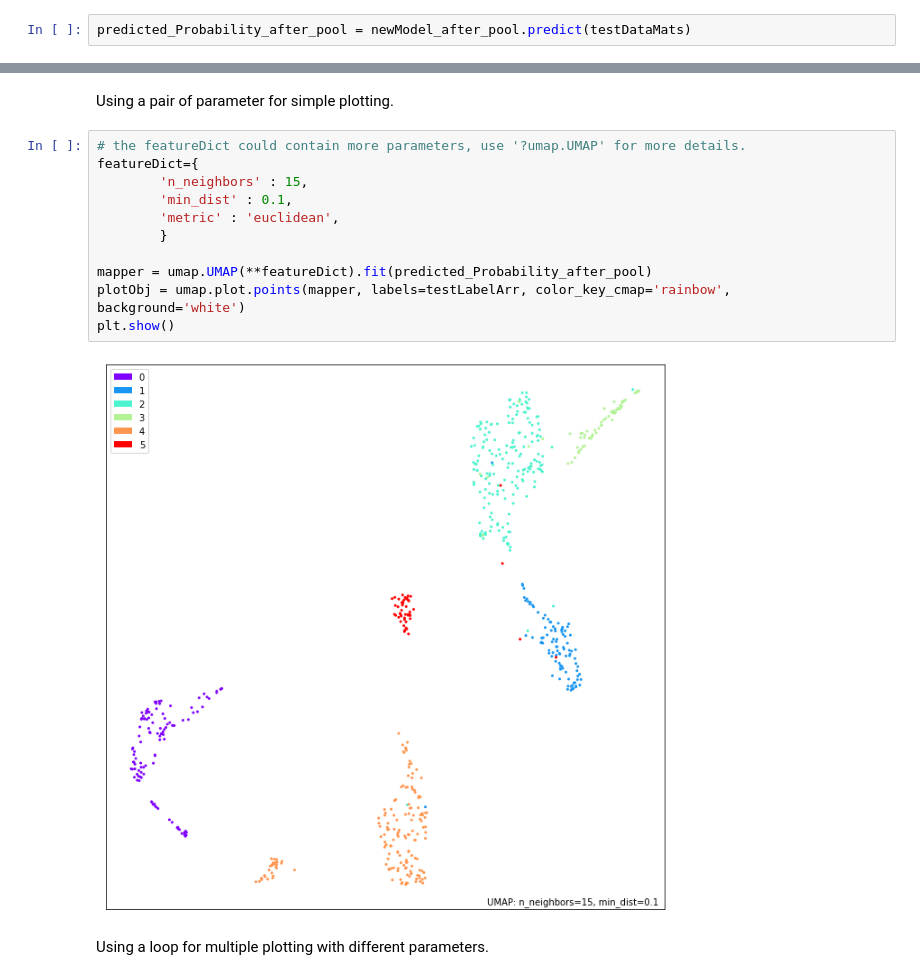
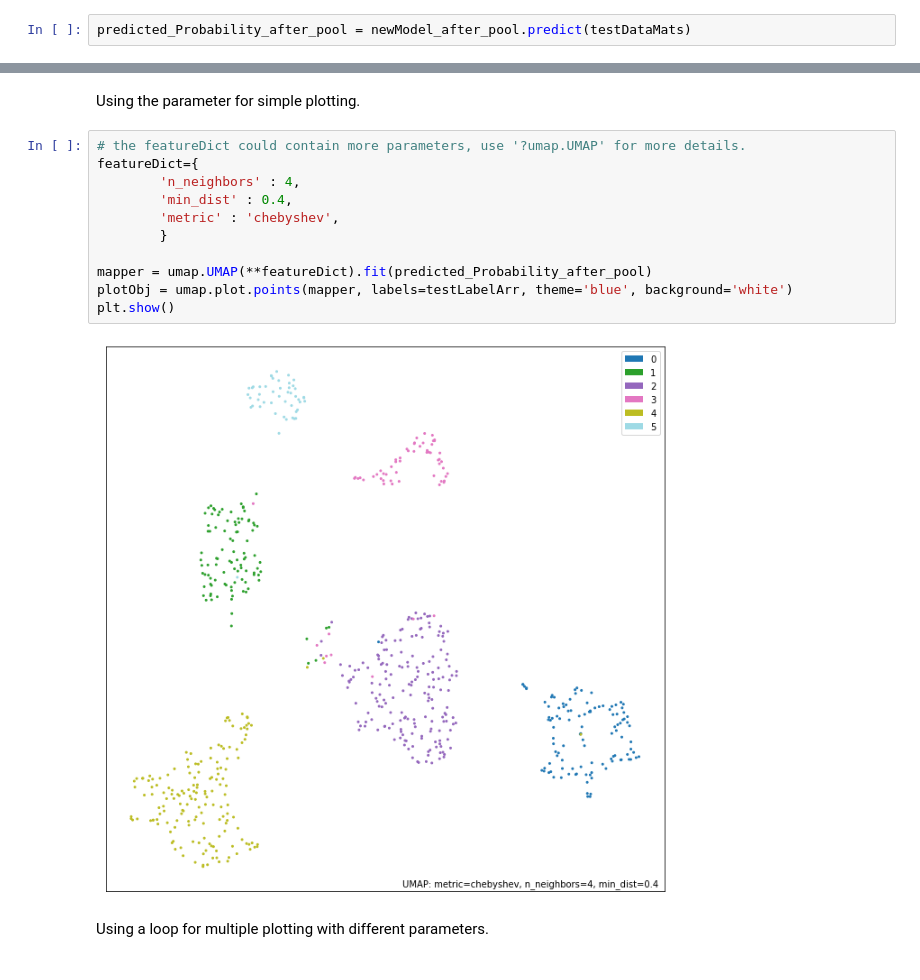
Before and after one commit to jingry/autoBioSeqpy, a Jupyter notebook: notebook/Tutorial of layer visualization for multi-label case.ipynb, the cells around one changed output, grey strips where cells are left out. Drawn from its saved outputs; the diff is of its cells as text.

Commit message:
modification for layerUMAP

```diff
--- a/notebook/Tutorial of layer visualization for multi-label case.ipynb
+++ b/notebook/Tutorial of layer visualization for multi-label case.ipynb
@@ -215,18 +240,18 @@ predicted_Probability_after_pool.shape
 # %% [markdown]
-Using a pair of parameter for simple plotting.
+Using the parameter for simple plotting.
 # %%
 # the featureDict could contain more parameters, use '?umap.UMAP' for more details.
 featureDict={
-        'n_neighbors' : 15,
-        'min_dist' : 0.1,
-        'metric' : 'euclidean',
+        'n_neighbors' : 4,
+        'min_dist' : 0.4,
+        'metric' : 'chebyshev',
         }
 
 mapper = umap.UMAP(**featureDict).fit(predicted_Probability_after_pool)
-plotObj = umap.plot.points(mapper, labels=testLabelArr, color_key_cmap='rainbow', background='white')
+plotObj = umap.plot.points(mapper, labels=testLabelArr, theme='blue', background='white')
 plt.show()
 # %% [output]
-[figure, old version]
+[figure, new version]
 # %% [markdown]
 Using a loop for multiple plotting with different parameters.
 # %%
```
Also changed, not shown: parts of 29 cells of this notebook, 17 other files.
